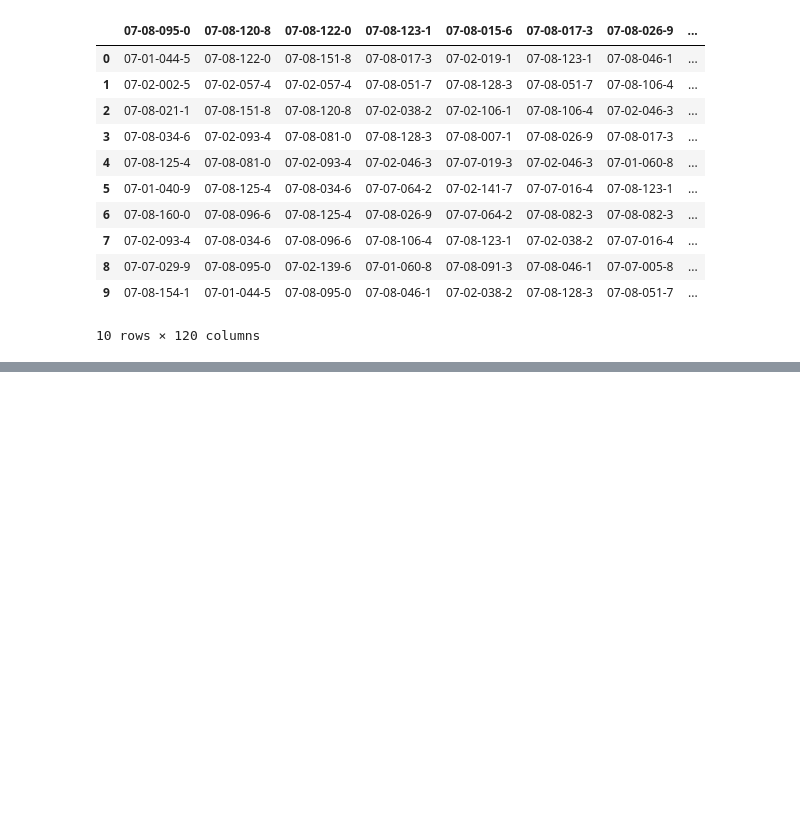
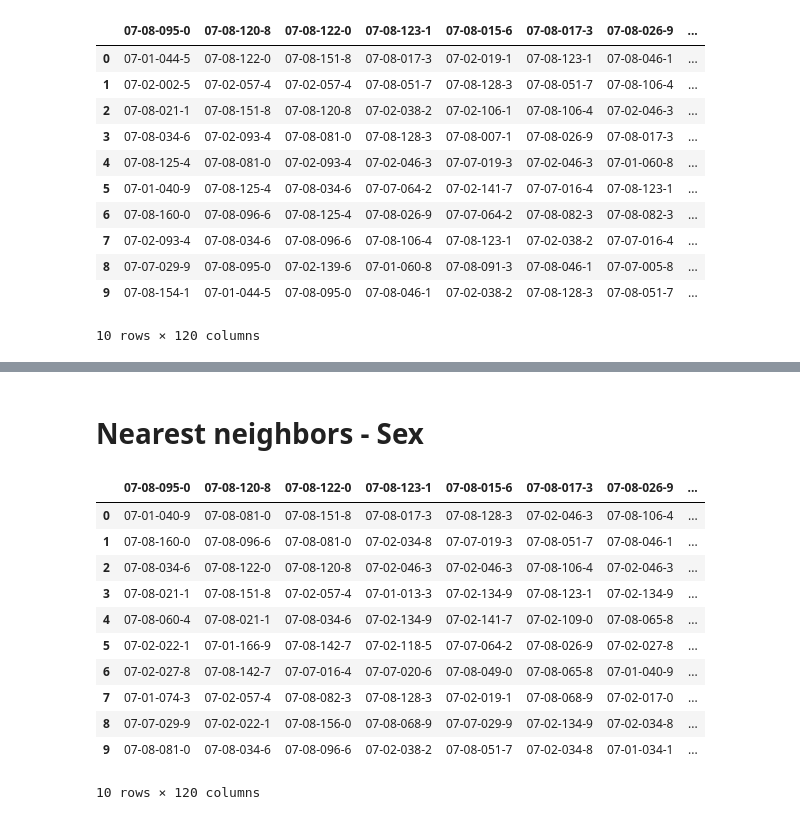
Before and after one commit to monicagould/BIOS-26211-Final, a Jupyter notebook: UMAP_project.ipynb, the cells around one changed output, grey strips where cells are left out. Cells and saved outputs as stored; diff of their text form; code cells hidden in the pictures; blank space fills up the shorter version.

```diff
--- a/UMAP_project.ipynb
+++ b/UMAP_project.ipynb
@@ -378,0 +355,40 @@ score
+# %% [markdown]
+# Nearest neighbors - Sex
+# %%
+array = np.array(sex_genes)
+distances_mat = np.empty((sex_genes.shape[0], sex_genes.shape[0]))
+for idx, row in enumerate(array):
+    dist = np.apply_along_axis(lambda x: np.linalg.norm(x - row), 1, array)
+    distances_mat[idx, :] = dist
+
+names = selected_genes.index
+sex_distances_df = pd.DataFrame(distances_mat)
+sex_distances_df.index = names
+sex_distances_df.columns = names
+sex_distances_df
+
+sex_top_dists = pd.DataFrame([])
+sex_top_neighbors = pd.DataFrame([])
+
+for idx, row in distances_df.iterrows():
+    sorted_row = row.sort_values()
+    top = sorted_row[1:11]
+    sex_top_dists[idx] = top.values
+    sex_top_neighbors[idx] = top.index
+
+
+sex_top_neighbors.to_csv("top_neighbors_sex_genes.csv")
+sex_top_neighbors
+# %% [output]
+|  | 07-08-095-0 | 07-08-120-8 | 07-08-122-0 | 07-08-123-1 | 07-08-015-6 | 07-08-017-3 | 07-08-026-9 | ... |
+| 0 | 07-01-040-9 | 07-08-081-0 | 07-08-151-8 | 07-08-017-3 | 07-08-128-3 | 07-02-046-3 | 07-08-106-4 | ... |
+| 1 | 07-08-160-0 | 07-08-096-6 | 07-08-081-0 | 07-02-034-8 | 07-07-019-3 | 07-08-051-7 | 07-08-046-1 | ... |
+| 2 | 07-08-034-6 | 07-08-122-0 | 07-08-120-8 | 07-02-046-3 | 07-02-046-3 | 07-08-106-4 | 07-02-046-3 | ... |
+| 3 | 07-08-021-1 | 07-08-151-8 | 07-02-057-4 | 07-01-013-3 | 07-02-134-9 | 07-08-123-1 | 07-02-134-9 | ... |
+| 4 | 07-08-060-4 | 07-08-021-1 | 07-08-034-6 | 07-02-134-9 | 07-02-141-7 | 07-02-109-0 | 07-08-065-8 | ... |
+| 5 | 07-02-022-1 | 07-01-166-9 | 07-08-142-7 | 07-02-118-5 | 07-07-064-2 | 07-08-026-9 | 07-02-027-8 | ... |
+| 6 | 07-02-027-8 | 07-08-142-7 | 07-07-016-4 | 07-07-020-6 | 07-08-049-0 | 07-08-065-8 | 07-01-040-9 | ... |
+| 7 | 07-01-074-3 | 07-02-057-4 | 07-08-082-3 | 07-08-128-3 | 07-02-019-1 | 07-08-068-9 | 07-02-017-0 | ... |
+| 8 | 07-07-029-9 | 07-02-022-1 | 07-08-156-0 | 07-08-068-9 | 07-07-029-9 | 07-02-134-9 | 07-02-034-8 | ... |
+| 9 | 07-08-081-0 | 07-08-034-6 | 07-08-096-6 | 07-02-038-2 | 07-08-051-7 | 07-02-034-8 | 07-01-034-1 | ... |
+10 rows × 120 columns
```
Also changed, not shown: parts of 7 cells of this notebook.
